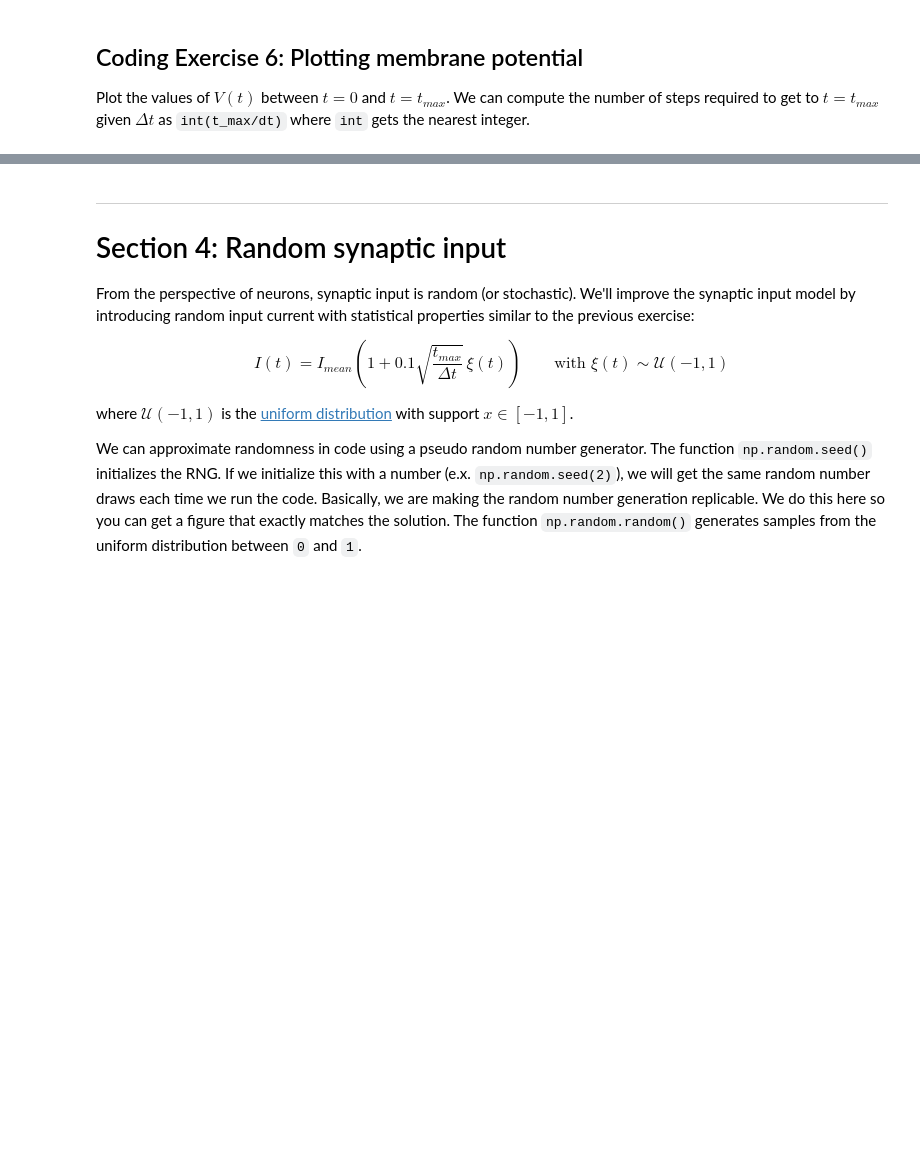
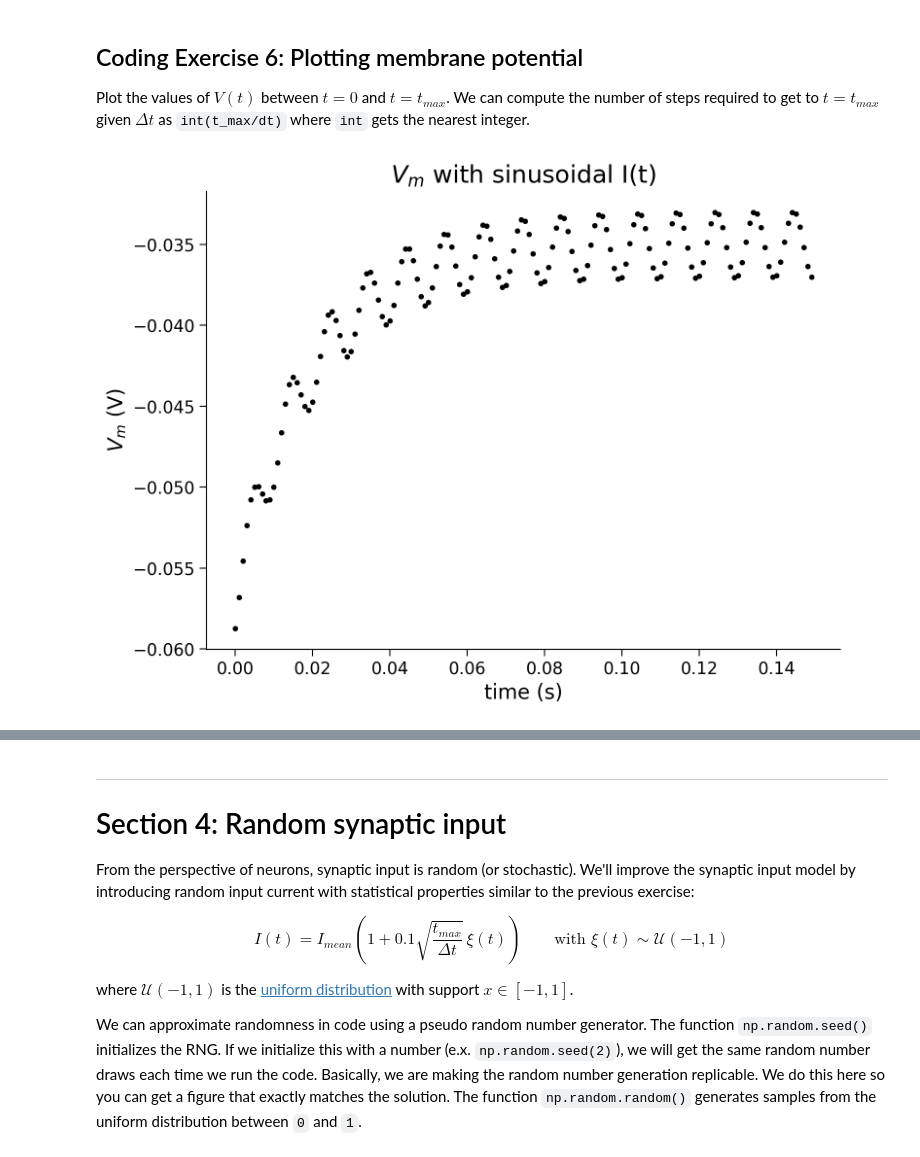
Before and after one commit to yox19/MNE-Python, a Jupyter notebook: tutorials/W0D1_PythonWorkshop1/student/W0D1_Tutorial1.ipynb, the cells around one changed output, grey strips where cells are left out. Saved outputs shown, nothing was run; the diff lists cells and outputs as text; code cells hidden in the pictures; blank space fills up the shorter version.

```diff
--- a/tutorials/W0D1_PythonWorkshop1/student/W0D1_Tutorial1.ipynb
+++ b/tutorials/W0D1_PythonWorkshop1/student/W0D1_Tutorial1.ipynb
@@ -680,38 +744,40 @@ Plot the values of $V(t)$ between $t=0$ and $t=t_{max}$. We can compute the numb
 #################################################
 ## TODO for students: fill out the figure initialization and plotting code below ##
 # Fill out code and comment or remove the next line
-raise NotImplementedError("Student exercise: You need to fill out membrane potential figure code")
+
 #################################################
 
 # Initialize step_end
 step_end = int(t_max / dt)
 
 # Initialize v0
 v = el
 
 # Initialize the figure
 plt.figure()
 plt.title('$V_m$ with sinusoidal I(t)')
 plt.xlabel('time (s)')
 plt.ylabel('$V_m$ (V)');
 
 # Loop for step_end steps
 for step in range(step_end):
 
   # Compute value of t
   t = step * dt
 
   # Compute value of i at this time step
   i = i_mean * (1 + np.sin((t * 2 * np.pi) / 0.01))
 
   # Compute v
   v = v + dt/tau * (el - v + r*i)
 
   # Plot v (using 'k.' to get even smaller markers)
-  plt.plot(...)
+  plt.plot(t, v, 'k.')
 
 # Display plot
 plt.show()
+# %% [output]
+[figure, added]
 # %% [markdown]
 [*Click for solution*](https://github.com/NeuromatchAcademy/precourse/tree/main/tutorials/W0D1_PythonWorkshop1/solutions/W0D1_Tutorial1_Solution_70f05c19.py)
 
```
Also changed, not shown: parts of 20 cells of this notebook.
